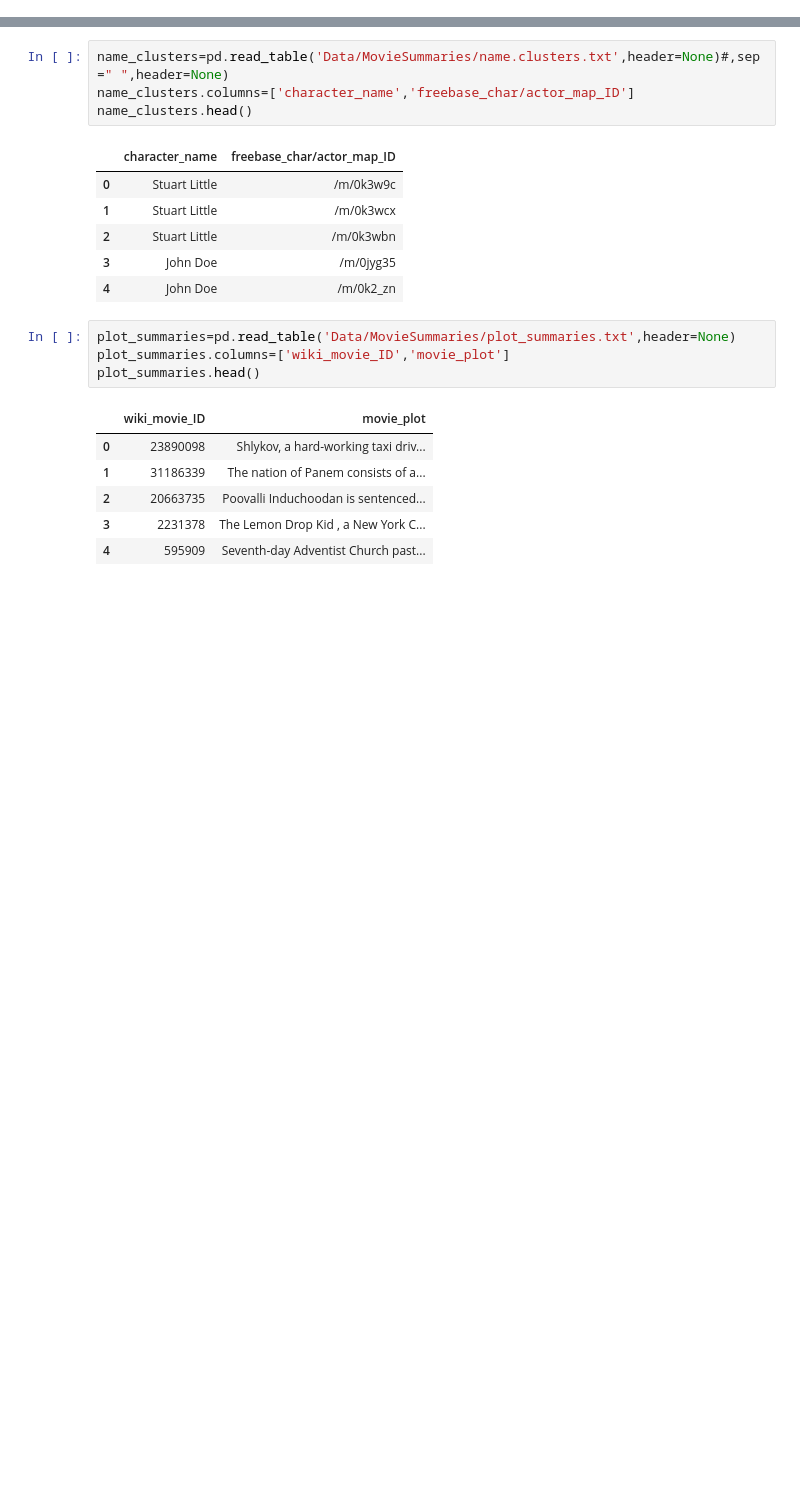
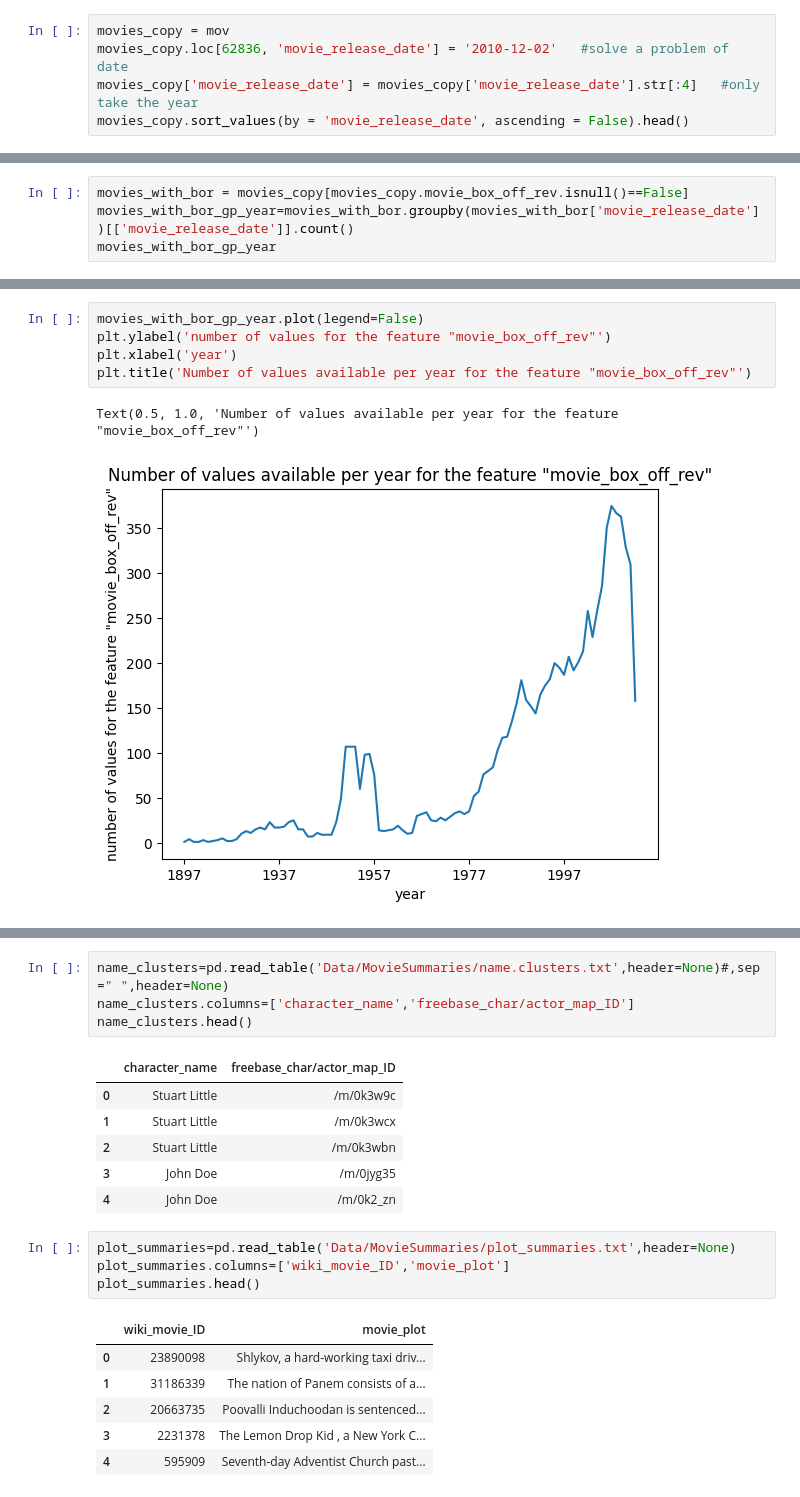
Before and after one commit to epfl-ada/ada-2022-project-armada, a Jupyter notebook: Madeleine.ipynb, the cells around one changed output, grey strips where cells are left out. Drawn from its saved outputs; the diff is of its cells as text; blank space fills up the shorter version.

```diff
--- a/Madeleine.ipynb
+++ b/Madeleine.ipynb
@@ -4,0 +42,5 @@ from datetime import datetime, date, time
+# %%
+movies_copy = mov
+movies_copy.loc[62836, 'movie_release_date'] = '2010-12-02'   #solve a problem of date
+movies_copy['movie_release_date'] = movies_copy['movie_release_date'].str[:4]   #only take the year
+movies_copy.sort_values(by = 'movie_release_date', ascending = False).head()
@@ -4,0 +56,4 @@ from datetime import datetime, date, time
+# %%
+movies_with_bor = movies_copy[movies_copy.movie_box_off_rev.isnull()==False]
+movies_with_bor_gp_year=movies_with_bor.groupby(movies_with_bor['movie_release_date'])[['movie_release_date']].count()
+movies_with_bor_gp_year
@@ -4,0 +75,8 @@ from datetime import datetime, date, time
+# %%
+movies_with_bor_gp_year.plot(legend=False)
+plt.ylabel('number of values for the feature "movie_box_off_rev"')
+plt.xlabel('year')
+plt.title('Number of values available per year for the feature "movie_box_off_rev"')
+# %% [output]
+Text(0.5, 1.0, 'Number of values available per year for the feature "movie_box_off_rev"')
+[figure, added]
```
Also changed, not shown: parts of 19 cells of this notebook.
